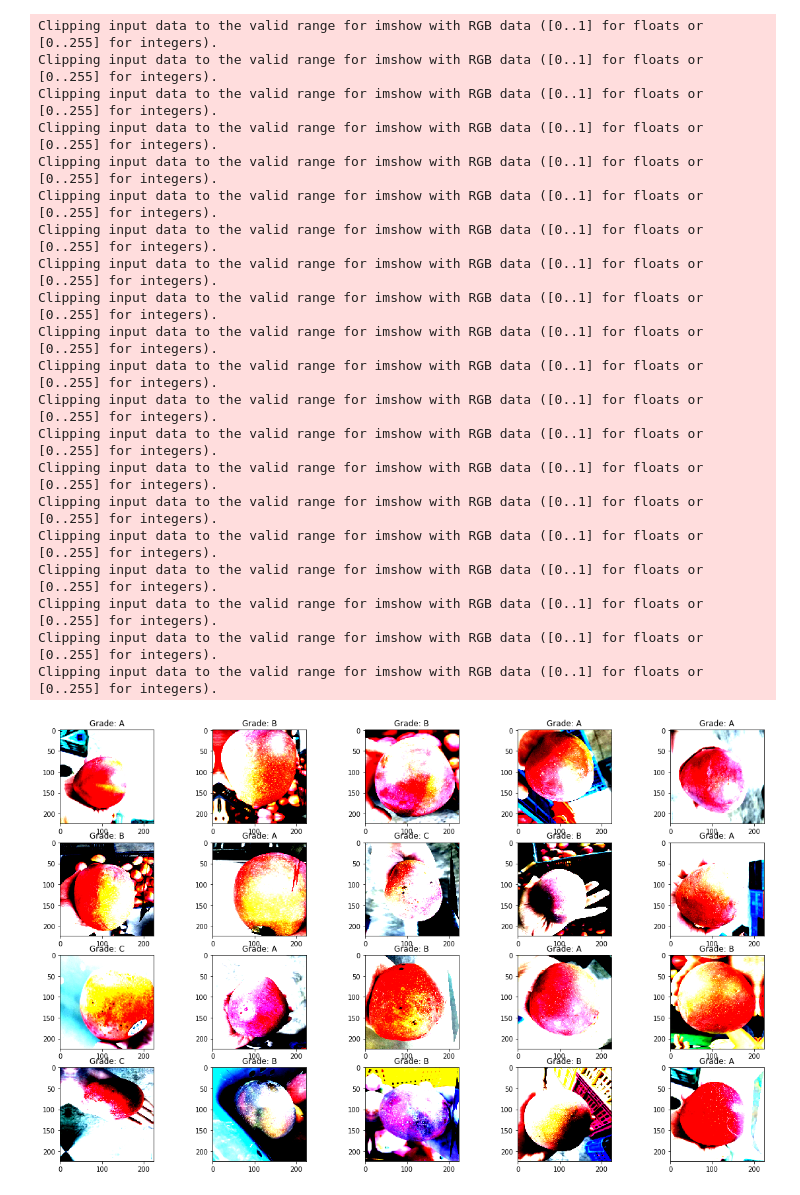
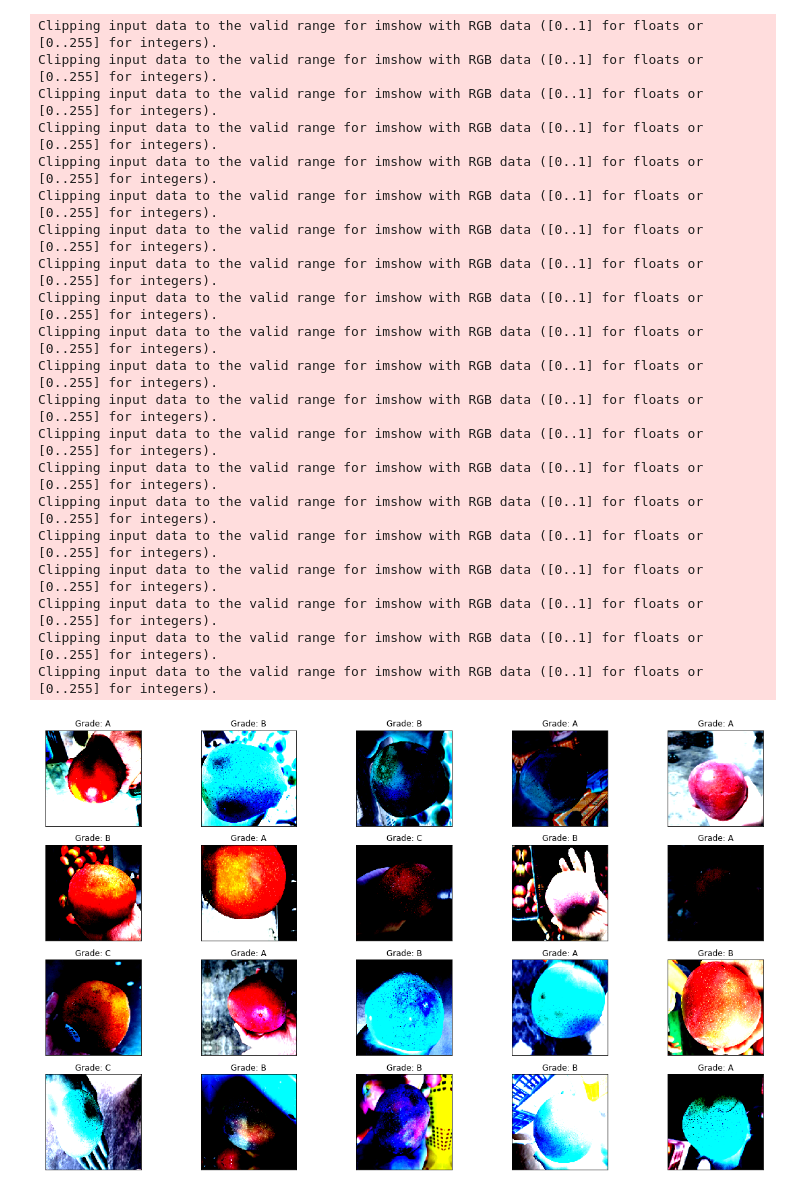
Before and after one commit to areomoon/Mongochu, a Jupyter notebook: Talisker/src/Image_augment_EDA.ipynb, the cells around one changed output. Drawn from its saved outputs; the diff is of its cells as text; code cells hidden in the pictures.

```diff
--- a/Talisker/src/Image_augment_EDA.ipynb
+++ b/Talisker/src/Image_augment_EDA.ipynb
@@ -29,32 +29,34 @@ Clipping input data to the valid range for imshow with RGB data ([0..1] for floa
 ind = 0
 fig, ax = plt.subplots(4,5,figsize=(20,12))
 for i, axi in enumerate(ax.flat):
     img = dataset[i+ind]['image']
     label = dataset[i+ind]['label']
     np_img = img.numpy()
-    axi.imshow(np.transpose(np_img, (2,1,0)))
+    axi.imshow(np.transpose(np_img, (1,2,0)))
     class_map = {0:'A',1:'B',2:'C'}
     axi.set_title(f'Grade: {class_map[label.numpy().item(0)]}')
+    axi.get_xaxis().set_visible(False)
+    axi.get_yaxis().set_visible(False)
 plt.show()
 # %% [output]
 Clipping input data to the valid range for imshow with RGB data ([0..1] for floats or [0..255] for integers).
 Clipping input data to the valid range for imshow with RGB data ([0..1] for floats or [0..255] for integers).
 Clipping input data to the valid range for imshow with RGB data ([0..1] for floats or [0..255] for integers).
 Clipping input data to the valid range for imshow with RGB data ([0..1] for floats or [0..255] for integers).
 Clipping input data to the valid range for imshow with RGB data ([0..1] for floats or [0..255] for integers).
 Clipping input data to the valid range for imshow with RGB data ([0..1] for floats or [0..255] for integers).
 Clipping input data to the valid range for imshow with RGB data ([0..1] for floats or [0..255] for integers).
 Clipping input data to the valid range for imshow with RGB data ([0..1] for floats or [0..255] for integers).
 Clipping input data to the valid range for imshow with RGB data ([0..1] for floats or [0..255] for integers).
 Clipping input data to the valid range for imshow with RGB data ([0..1] for floats or [0..255] for integers).
 Clipping input data to the valid range for imshow with RGB data ([0..1] for floats or [0..255] for integers).
 Clipping input data to the valid range for imshow with RGB data ([0..1] for floats or [0..255] for integers).
 Clipping input data to the valid range for imshow with RGB data ([0..1] for floats or [0..255] for integers).
 Clipping input data to the valid range for imshow with RGB data ([0..1] for floats or [0..255] for integers).
 Clipping input data to the valid range for imshow with RGB data ([0..1] for floats or [0..255] for integers).
 Clipping input data to the valid range for imshow with RGB data ([0..1] for floats or [0..255] for integers).
 Clipping input data to the valid range for imshow with RGB data ([0..1] for floats or [0..255] for integers).
 Clipping input data to the valid range for imshow with RGB data ([0..1] for floats or [0..255] for integers).
 Clipping input data to the valid range for imshow with RGB data ([0..1] for floats or [0..255] for integers).
 Clipping input data to the valid range for imshow with RGB data ([0..1] for floats or [0..255] for integers).
-[figure, old version]
+[figure, new version]
```
Also changed, not shown: parts of 1 cell of this notebook, 1 other file.
